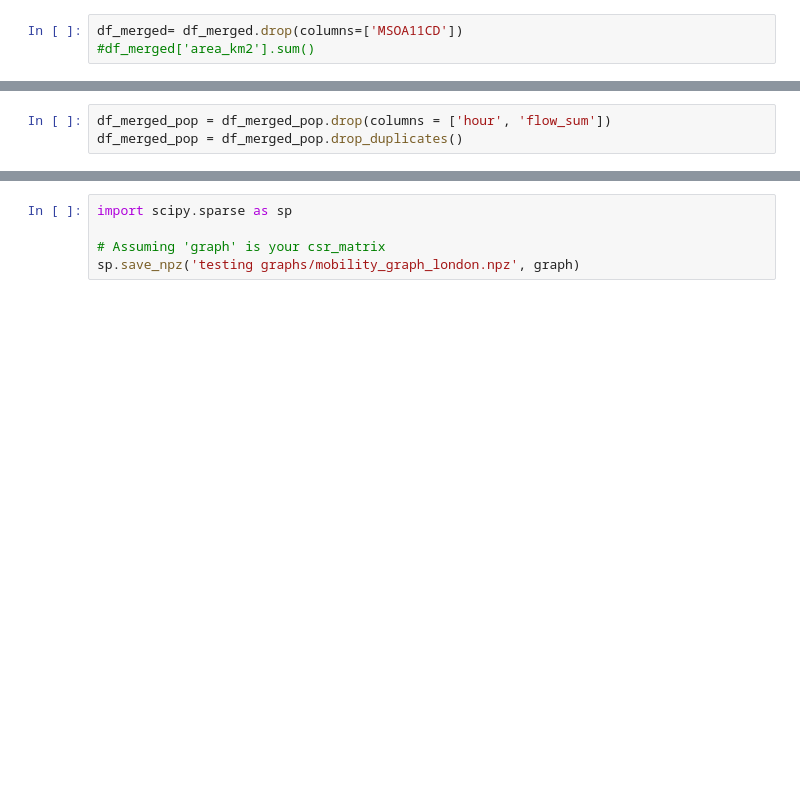
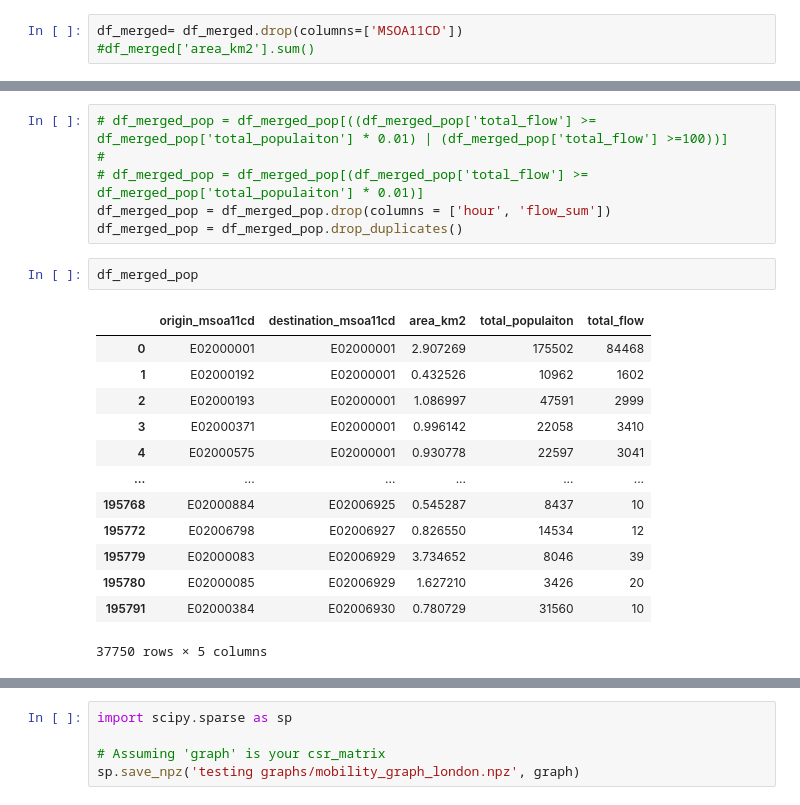
Before and after one commit to epnck/thesis, a Jupyter notebook: data generation/london data.ipynb, the cells around one changed output, grey strips where cells are left out. Saved outputs shown, nothing was run; the diff lists cells and outputs as text; blank space fills up the shorter version.

```diff
--- a/data generation/london data.ipynb
+++ b/data generation/london data.ipynb
@@ -101,6 +202,25 @@ area_distr.sum()
 # %%
+# df_merged_pop = df_merged_pop[((df_merged_pop['total_flow'] >= df_merged_pop['total_populaiton'] * 0.01) | (df_merged_pop['total_flow'] >=100))]
+#
+# df_merged_pop = df_merged_pop[(df_merged_pop['total_flow'] >= df_merged_pop['total_populaiton'] * 0.01)]
 df_merged_pop = df_merged_pop.drop(columns = ['hour', 'flow_sum'])
 df_merged_pop = df_merged_pop.drop_duplicates()
+# %%
+df_merged_pop
+# %% [output]
+|  | origin_msoa11cd | destination_msoa11cd | area_km2 | total_populaiton | total_flow |
+| 0 | E02000001 | E02000001 | 2.907269 | 175502 | 84468 |
+| 1 | E02000192 | E02000001 | 0.432526 | 10962 | 1602 |
+| 2 | E02000193 | E02000001 | 1.086997 | 47591 | 2999 |
+| 3 | E02000371 | E02000001 | 0.996142 | 22058 | 3410 |
+| 4 | E02000575 | E02000001 | 0.930778 | 22597 | 3041 |
+| ... | ... | ... | ... | ... | ... |
+| 195768 | E02000884 | E02006925 | 0.545287 | 8437 | 10 |
+| 195772 | E02006798 | E02006927 | 0.826550 | 14534 | 12 |
+| 195779 | E02000083 | E02006929 | 3.734652 | 8046 | 39 |
+| 195780 | E02000085 | E02006929 | 1.627210 | 3426 | 20 |
+| 195791 | E02000384 | E02006930 | 0.780729 | 31560 | 10 |
+37750 rows × 5 columns
 # %%
 import numpy as np
 from scipy.sparse import coo_matrix
```
Also changed, not shown: parts of 16 cells of this notebook, 7 other files.
